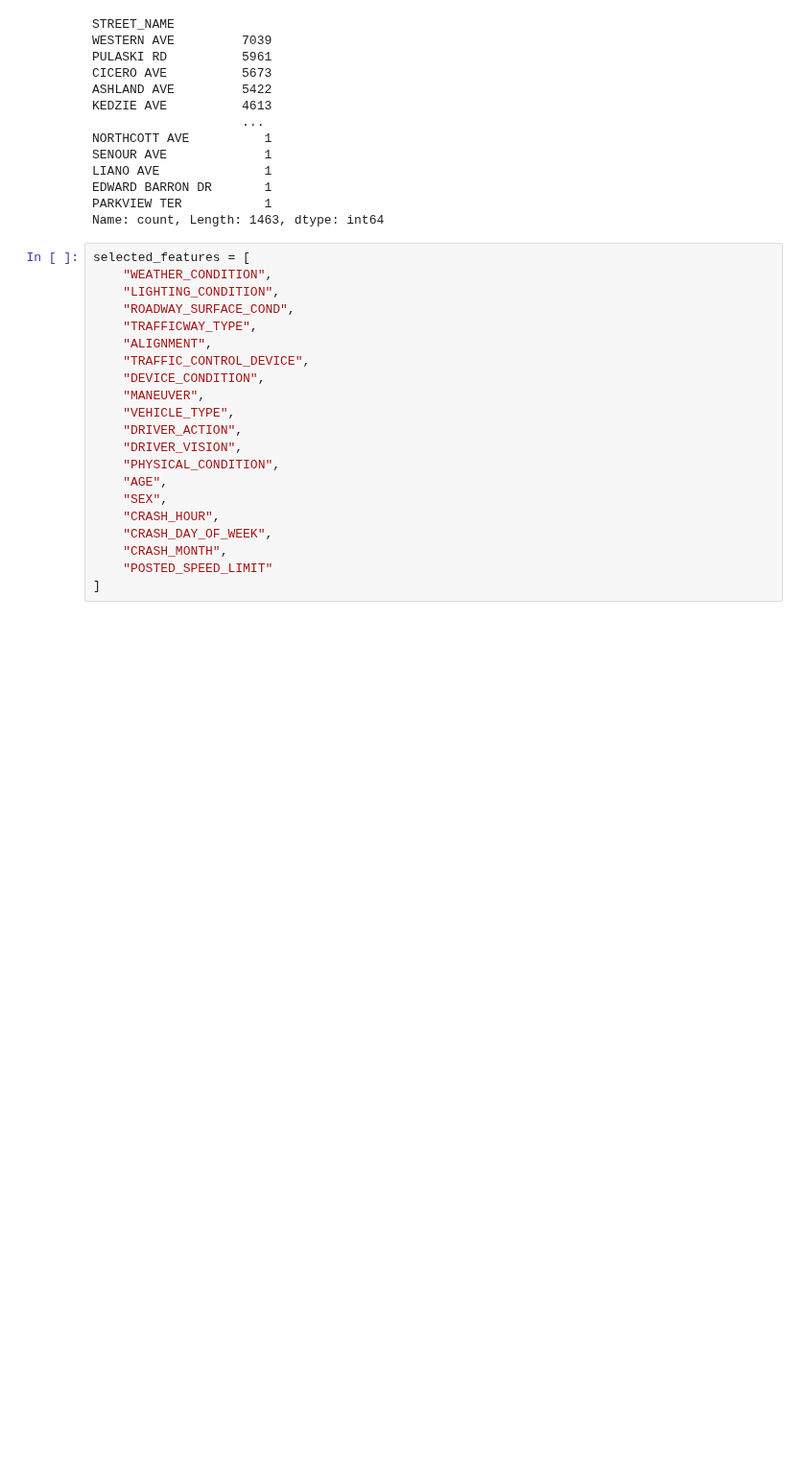
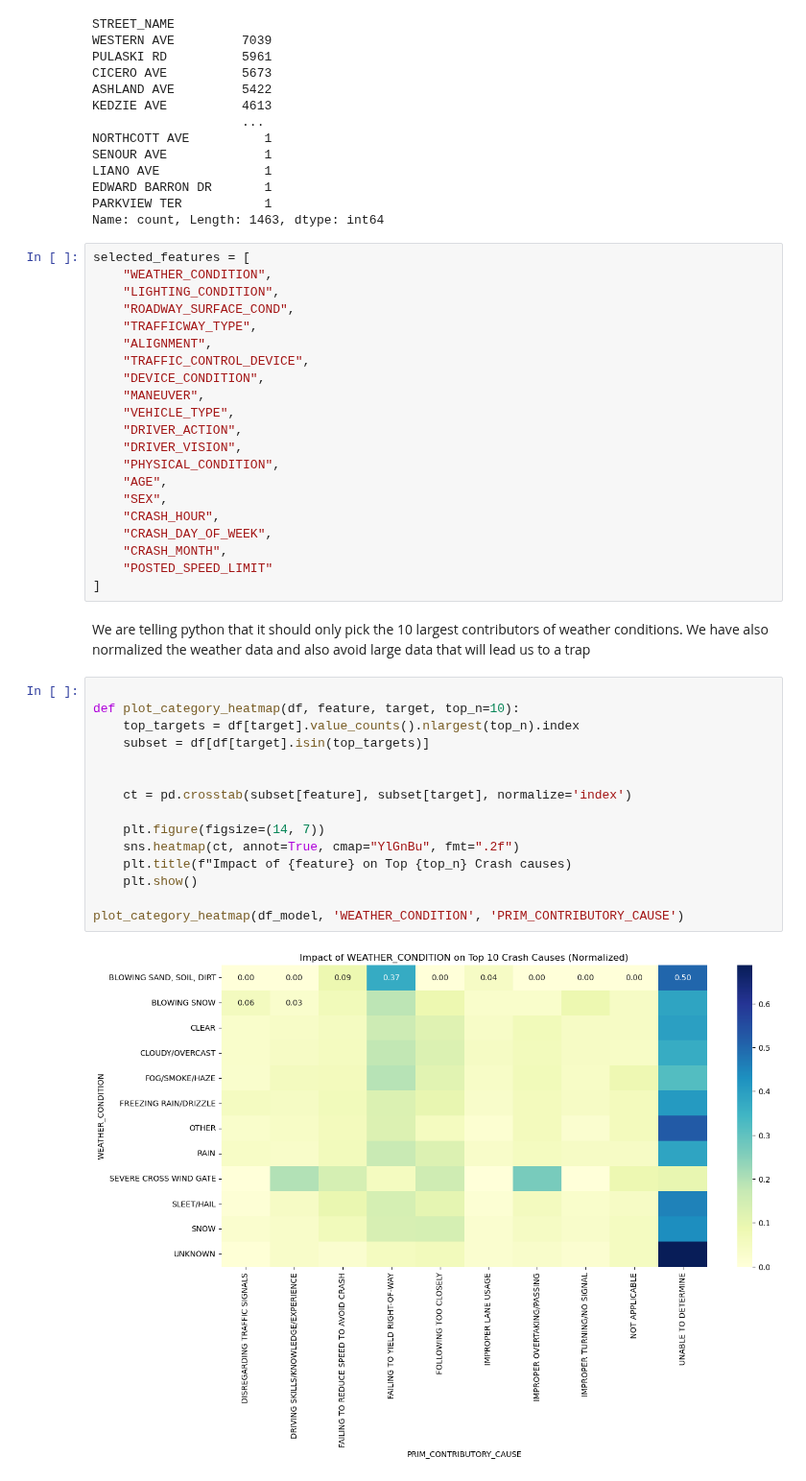
Before and after one commit to ChairoSolutions/Chicago-crash-cause-prediction, a Jupyter notebook: index.ipynb, the cells around one changed output. Shown at 96% size. Cells and saved outputs as stored; diff of their text form; blank space fills up the shorter version.

```diff
--- a/index.ipynb
+++ b/index.ipynb
@@ -543,3 +566,22 @@ selected_features = [
     "CRASH_MONTH",
     "POSTED_SPEED_LIMIT"
 ]
+# %% [markdown]
+We are telling python that it should only pick the 10 largest contributors  of weather conditions. We have also normalized the weather data and also avoid large data that will lead us to a trap
+# %%
+
+def plot_category_heatmap(df, feature, target, top_n=10):
+    top_targets = df[target].value_counts().nlargest(top_n).index
+    subset = df[df[target].isin(top_targets)]
+
+
+    ct = pd.crosstab(subset[feature], subset[target], normalize='index')
+
+    plt.figure(figsize=(14, 7))
+    sns.heatmap(ct, annot=True, cmap="YlGnBu", fmt=".2f")
+    plt.title(f"Impact of {feature} on Top {top_n} Crash causes)
+    plt.show()
+
+plot_category_heatmap(df_model, 'WEATHER_CONDITION', 'PRIM_CONTRIBUTORY_CAUSE')
+# %% [output]
+[figure, added]
```
Also changed, not shown: parts of 5 cells of this notebook.
